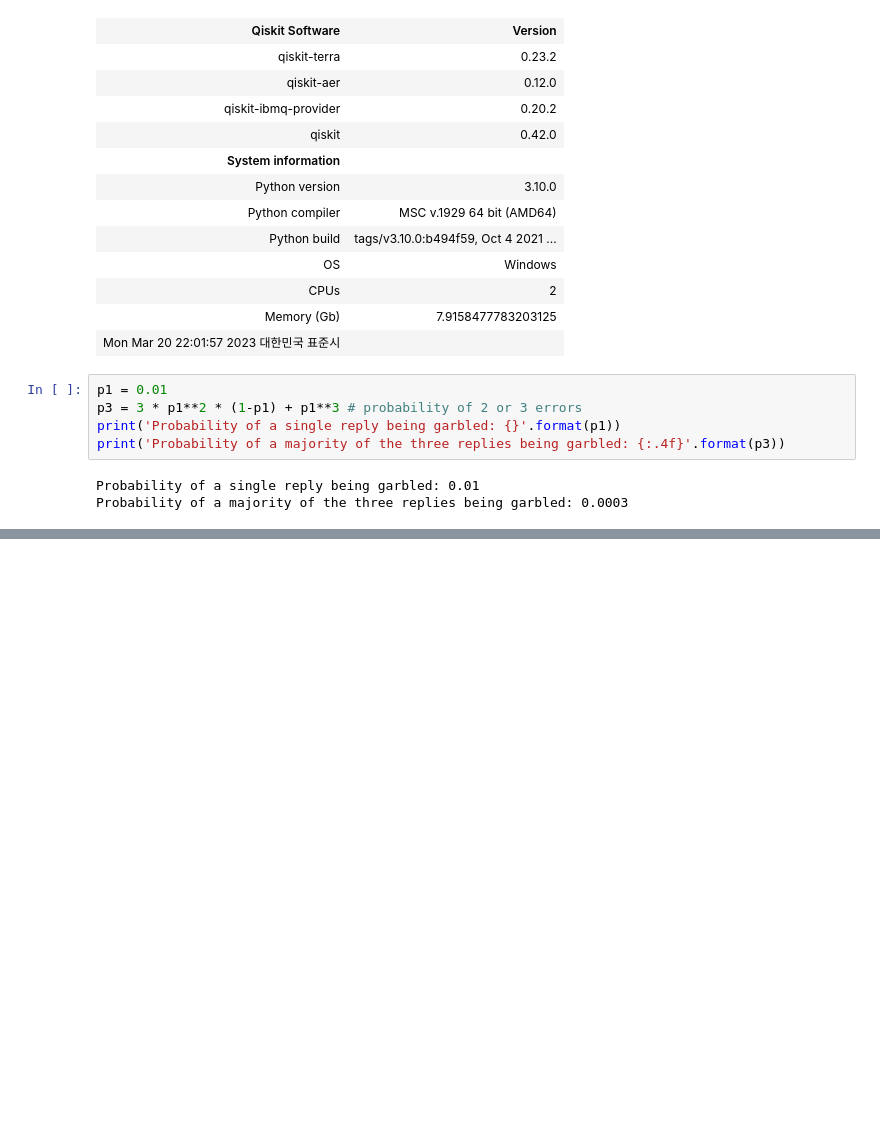
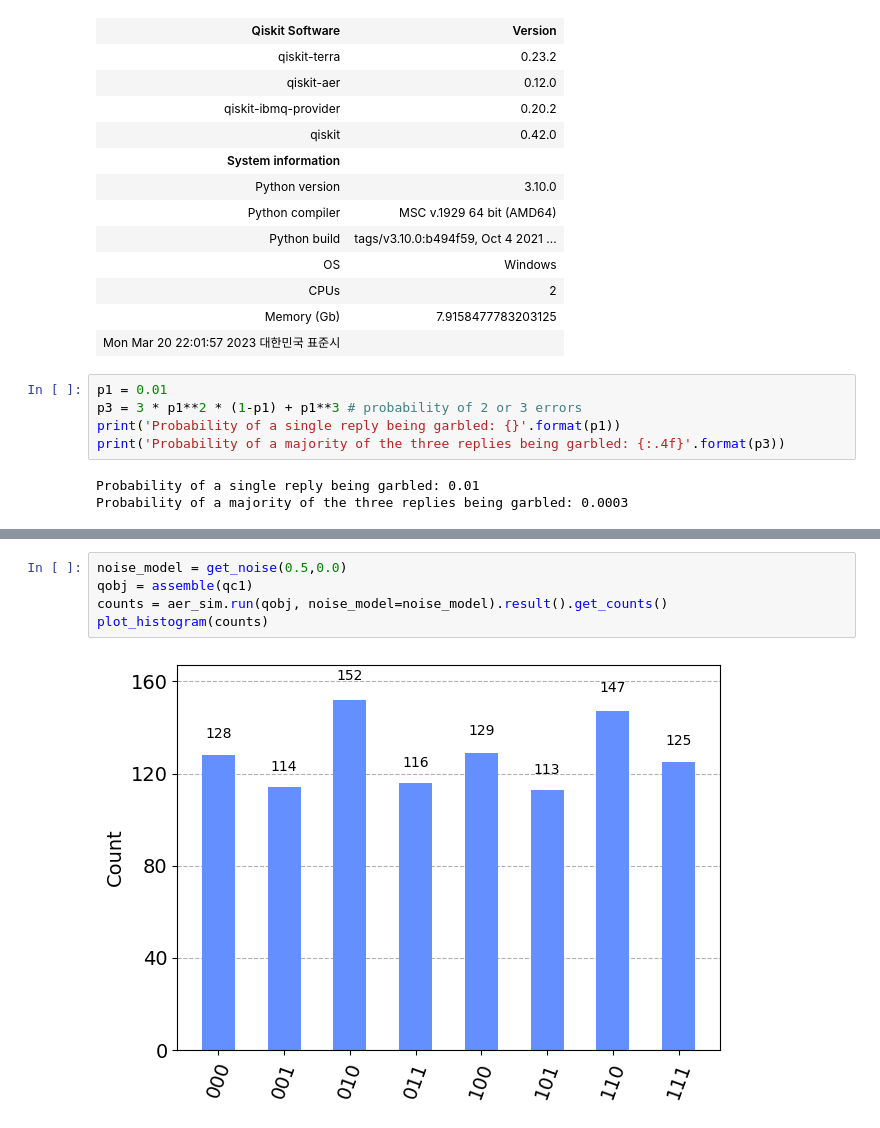
Before and after one commit to HyunHoCha/CML, a Jupyter notebook: QML/QEC/qec_qiskit.ipynb, the cells around one changed output, grey strips where cells are left out. Cells and saved outputs as stored; diff of their text form; blank space fills up the shorter version.

```diff
--- a/QML/QEC/qec_qiskit.ipynb
+++ b/QML/QEC/qec_qiskit.ipynb
@@ -36,0 +86,7 @@ Probability of a majority of the three replies being garbled: 0.0003
+# %%
+noise_model = get_noise(0.5,0.0)
+qobj = assemble(qc1)
+counts = aer_sim.run(qobj, noise_model=noise_model).result().get_counts()
+plot_histogram(counts)
+# %% [output]
+[figure, added]
```
Also changed, not shown: parts of 5 cells of this notebook.
